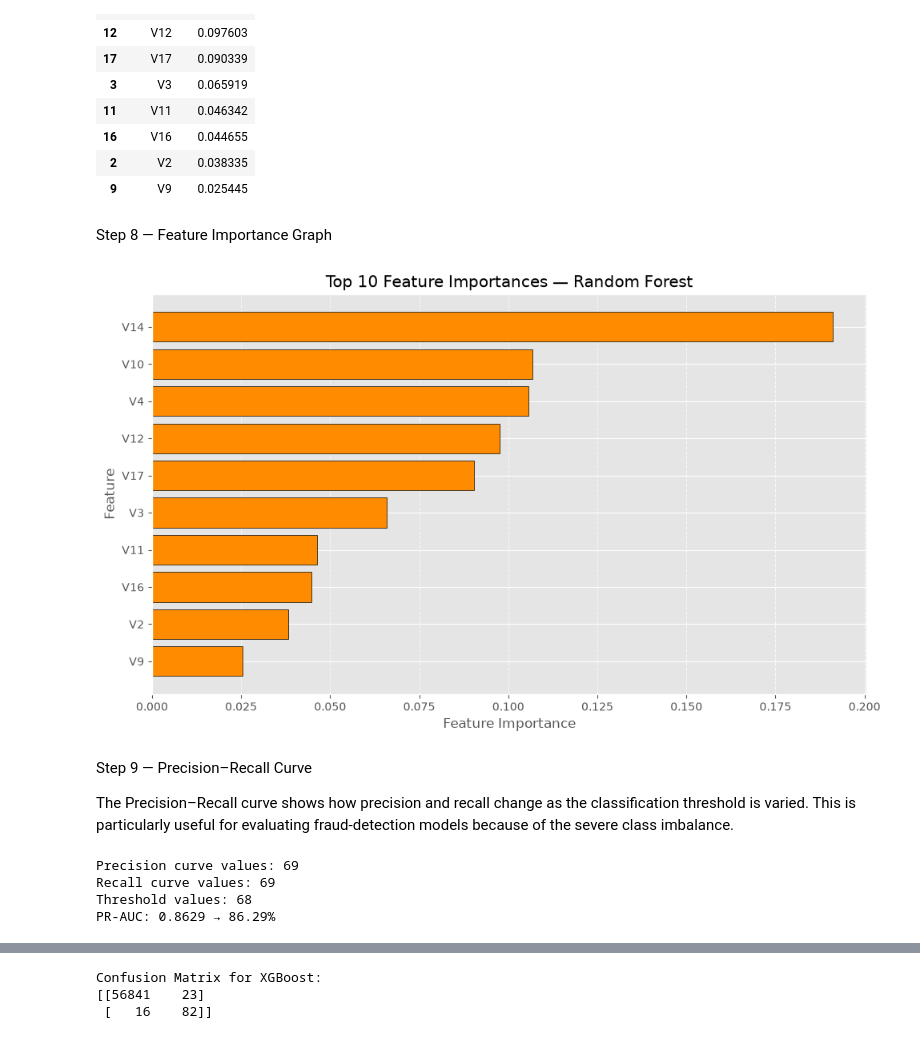
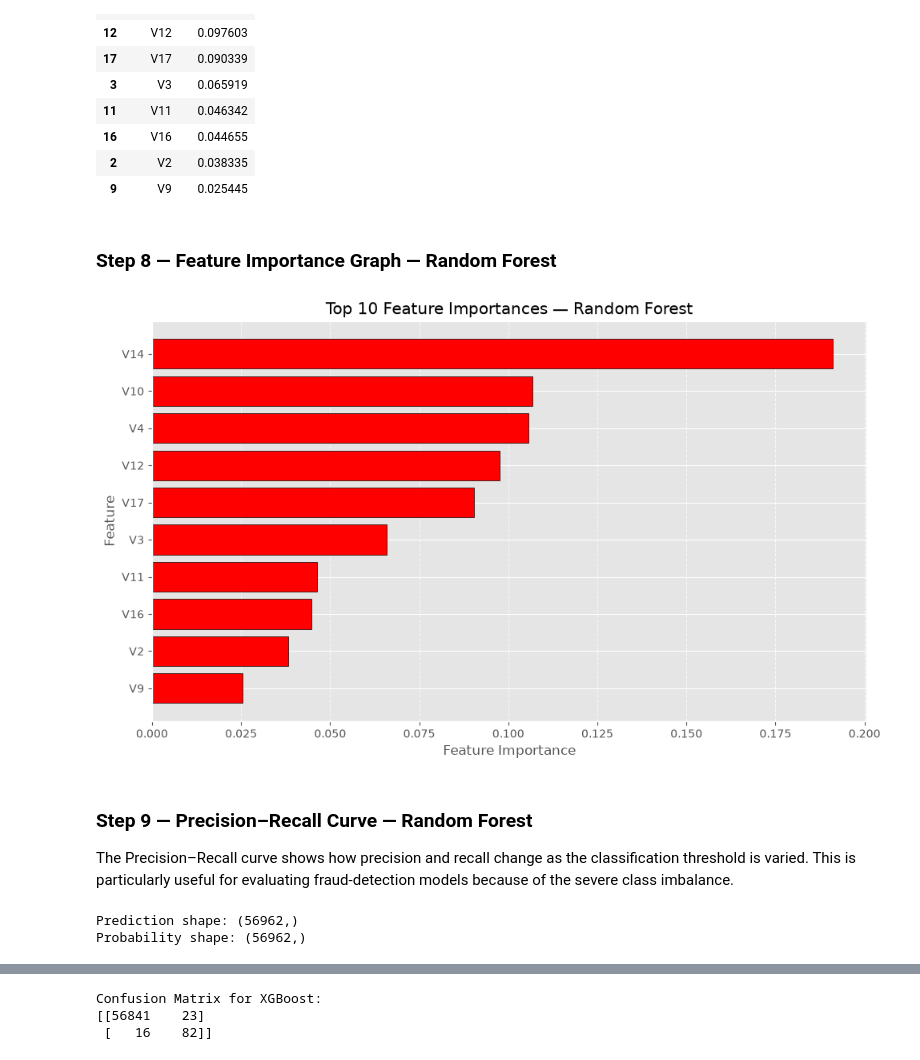
Before and after one commit to Onwuanabile-Sylvia/fraud-detection, a Jupyter notebook: notebooks/Sylvia_Fraud_Detection_Project.ipynb, the cells around one changed output, grey strips where cells are left out. Cells and saved outputs as stored; diff of their text form; code cells hidden in the pictures.

Commit message:
Update fraud detection notebook and model training

```diff
--- a/notebooks/Sylvia_Fraud_Detection_Project.ipynb
+++ b/notebooks/Sylvia_Fraud_Detection_Project.ipynb
@@ -128,7 +134,7 @@ What does the dataset look like?
 # %% [markdown]
 ## 1.1 Load the Dataset
 # %%
-df = load_data("../../../data/creditcard.csv")
+df = load_data("../../data/creditcard.csv")
 # %% [markdown]
 ### Loading the dataset
 
@@ -1341,18 +1344,12 @@ Step 1 — Create and Train the Model
 
 The Logistic Regression model is trained using the training dataset. class_weight='balanced' is used to give greater weight to the minority fraud class because fraudulent transactions are highly underrepresented in the dataset.
 # %%
-# Import Logistic Regression
-from sklearn.linear_model import LogisticRegression
+# Train Logistic Regression using the reusable team function
 
-# Create the Logistic Regression model
-logistic_model = LogisticRegression(
-    class_weight="balanced",
-    max_iter=1000,
-    random_state=42
+logistic_model = train_logistic_regression(
+    X_train,
+    y_train
 )
-
-# Train the model using the training data
-logistic_model.fit(X_train, y_train)
 
 # Display the trained model
 logistic_model
@@ -1563,18 +1523,12 @@ Step 1 — Create and Train the Model
 # %%
-from sklearn.ensemble import RandomForestClassifier
+# Train Random Forest using the reusable team function
 
-# Create the Random Forest model
-random_forest_model = RandomForestClassifier(
-    class_weight="balanced",
-    n_estimators=100,
-    random_state=42,
-    n_jobs=-1
+random_forest_model = train_random_forest(
+    X_train,
+    y_train
 )
 
-# Train the model using the training data
-random_forest_model.fit(X_train, y_train)
-
-# Display the trained model
+#Display the trained model
 random_forest_model
 # %% [output]
 RandomForestClassifier(class_weight='balanced', n_jobs=-1, random_state=42)
@@ -1713,53 +1661,49 @@ feature_importance_rf.head(10)
 | 2 | V2 | 0.038335 |
 | 9 | V9 | 0.025445 |
 # %% [markdown]
-Step 8 — Feature Importance Graph
+### Step 8 — Feature Importance Graph — Random Forest
 # %%
 import matplotlib.pyplot as plt
 
 # Select the top 10 features
 top_10_features_rf = feature_importance_rf.head(10)
 
 plt.figure(figsize=(10, 6))
 
 plt.barh(
     top_10_features_rf["Feature"],
     top_10_features_rf["Importance"],
     edgecolor="black",
-    color="darkorange"
+    color="red"
 )
 
 plt.xlabel("Feature Importance")
 plt.ylabel("Feature")
 plt.title("Top 10 Feature Importances — Random Forest")
 
 plt.gca().invert_yaxis()
 
 plt.grid(axis="x", linestyle="--", alpha=0.7)
 
 plt.tight_layout()
 plt.show()
 # %% [output]
-[figure, old version]
+[figure, new version]
 # %% [markdown]
-Step 9 — Precision–Recall Curve
+### Step 9 — Precision–Recall Curve — Random Forest
 
 
 The Precision–Recall curve shows how precision and recall change as the classification threshold is varied. This is particularly useful for evaluating fraud-detection models because of the severe class imbalance.
 # %%
-from sklearn.metrics import precision_recall_curve
-
-precision_curve_rf, recall_curve_rf, thresholds_rf = precision_recall_curve(
+rf_metrics, y_pred_rf, y_prob_rf = evaluate_model(
+    random_forest_model,
+    X_test,
     y_test,
-    y_prob_rf
+    "Random Forest"
 )
 
-print("Precision curve values:", len(precision_curve_rf))
-print("Recall curve values:", len(recall_curve_rf))
-print("Threshold values:", len(thresholds_rf))
-print(f"PR-AUC: {pr_auc_rf:.4f} → {pr_auc_rf:.2%}")
+print("Prediction shape:", y_pred_rf.shape)
+print("Probability shape:", y_prob_rf.shape)
 # %% [output]
-Precision curve values: 69
-Recall curve values: 69
-Threshold values: 68
-PR-AUC: 0.8629 → 86.29%
+Prediction shape: (56962,)
+Probability shape: (56962,)
```
Also changed, not shown: parts of 171 cells of this notebook, 2 other files.
